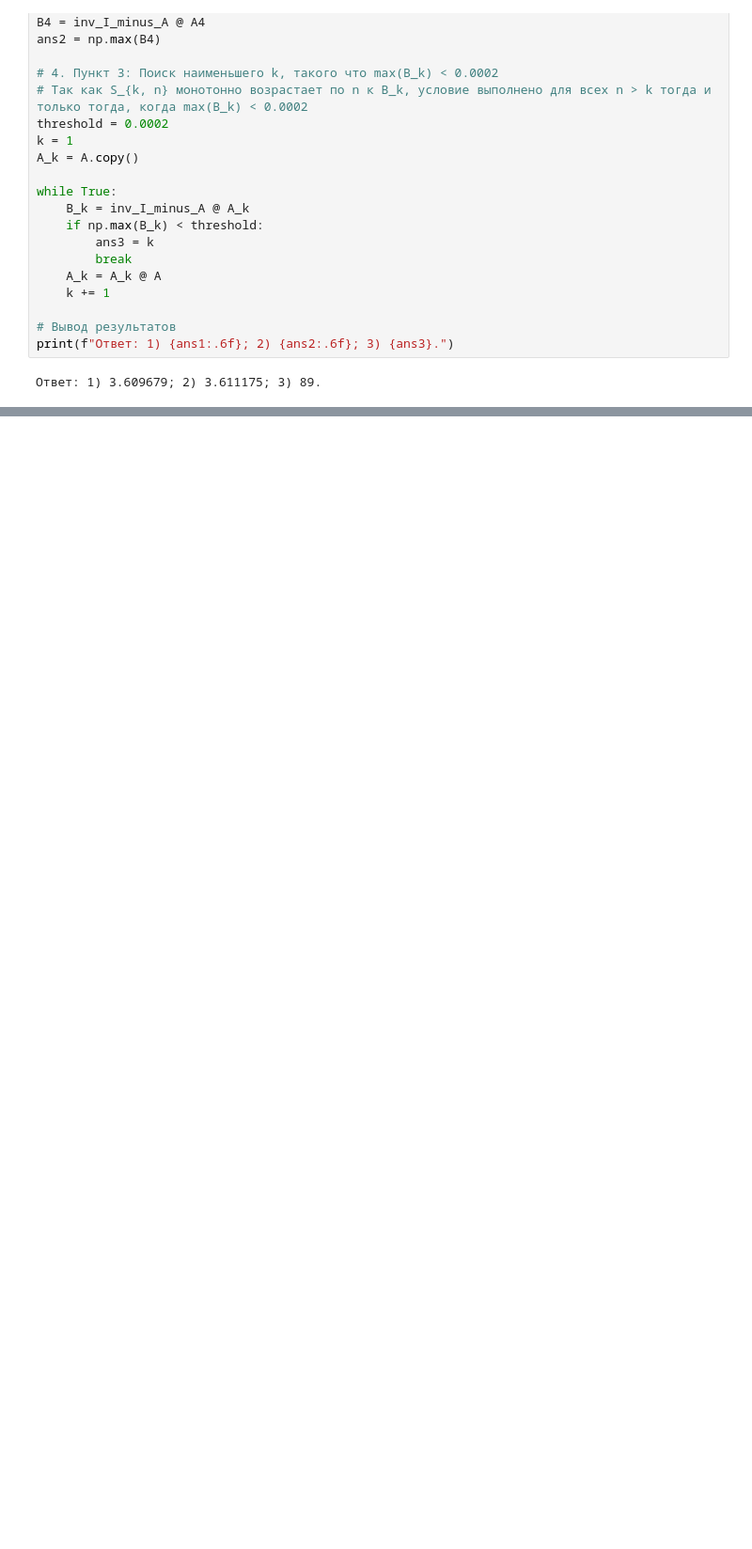
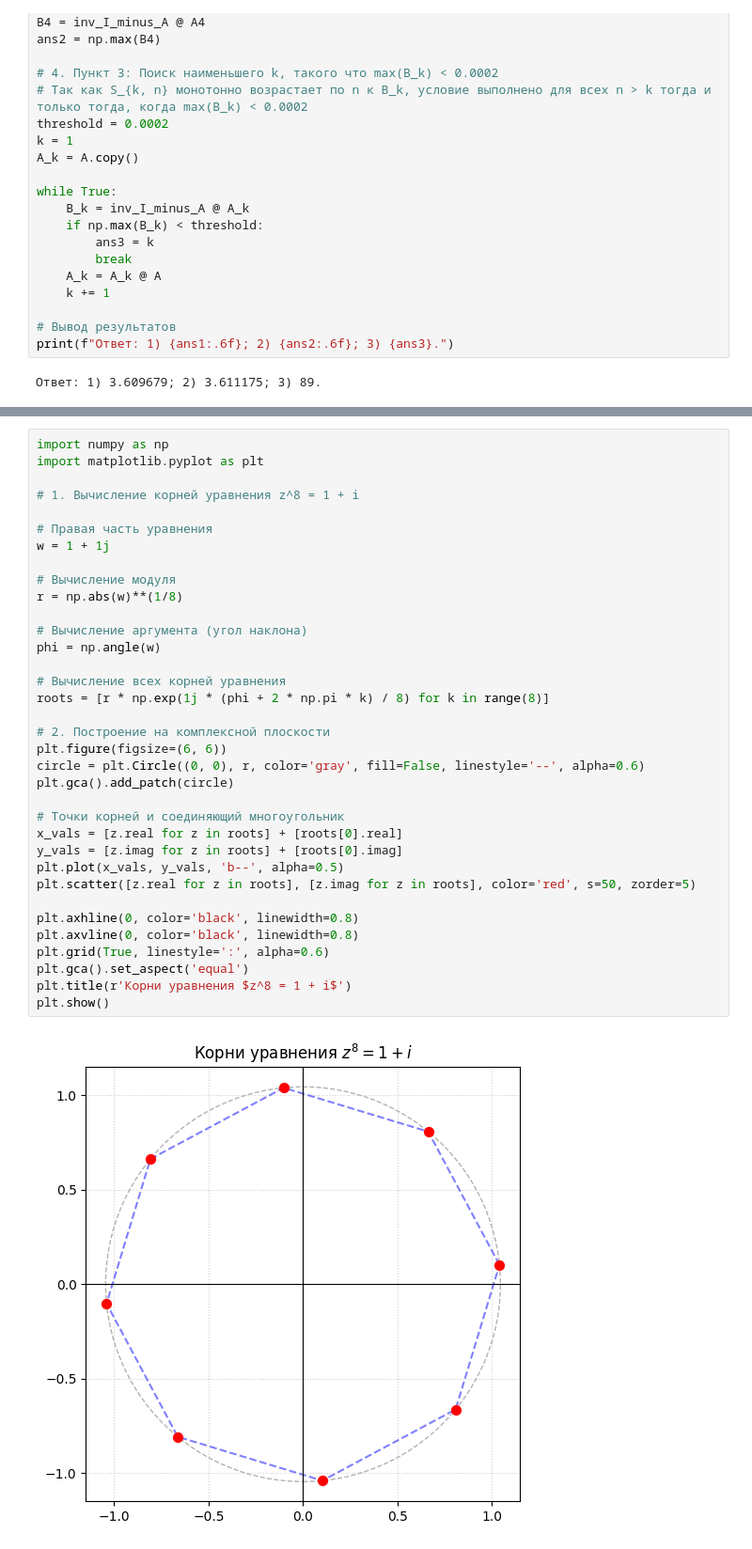
Before and after one commit to NEKITCHEL228/matematika_dlya_progi, a Jupyter notebook: 1_kr.ipynb, the cells around one changed output, grey strips where cells are left out. Shown at 94% size. Cells and saved outputs as stored; diff of their text form; blank space fills up the shorter version.

```diff
--- a/1_kr.ipynb
+++ b/1_kr.ipynb
@@ -480,0 +536,37 @@ print(f"Ответ: 1) {ans1:.6f}; 2) {ans2:.6f}; 3) {ans3}.")
+# %%
+import numpy as np
+import matplotlib.pyplot as plt
+
+# 1. Вычисление корней уравнения z^8 = 1 + i
+
+# Правая часть уравнения
+w = 1 + 1j
+
+# Вычисление модуля
+r = np.abs(w)**(1/8)
+
+# Вычисление аргумента (угол наклона)
+phi = np.angle(w)
+
+# Вычисление всех корней уравнения
+roots = [r * np.exp(1j * (phi + 2 * np.pi * k) / 8) for k in range(8)]
+
+# 2. Построение на комплексной плоскости
+plt.figure(figsize=(6, 6))
+circle = plt.Circle((0, 0), r, color='gray', fill=False, linestyle='--', alpha=0.6)
+plt.gca().add_patch(circle)
+
+# Точки корней и соединяющий многоугольник
+x_vals = [z.real for z in roots] + [roots[0].real]
+y_vals = [z.imag for z in roots] + [roots[0].imag]
+plt.plot(x_vals, y_vals, 'b--', alpha=0.5)
+plt.scatter([z.real for z in roots], [z.imag for z in roots], color='red', s=50, zorder=5)
+
+plt.axhline(0, color='black', linewidth=0.8)
+plt.axvline(0, color='black', linewidth=0.8)
+plt.grid(True, linestyle=':', alpha=0.6)
+plt.gca().set_aspect('equal')
+plt.title(r'Корни уравнения $z^8 = 1 + i$')
+plt.show()
+# %% [output]
+[figure, added]
```
Also changed, not shown: parts of 32 cells of this notebook.
